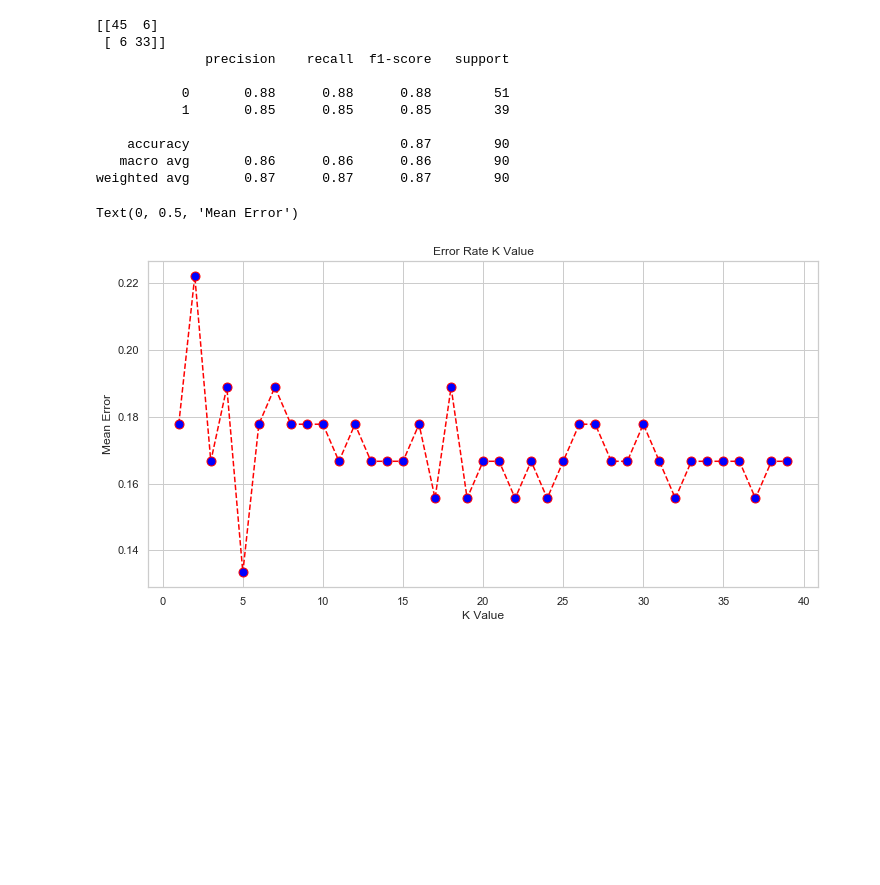
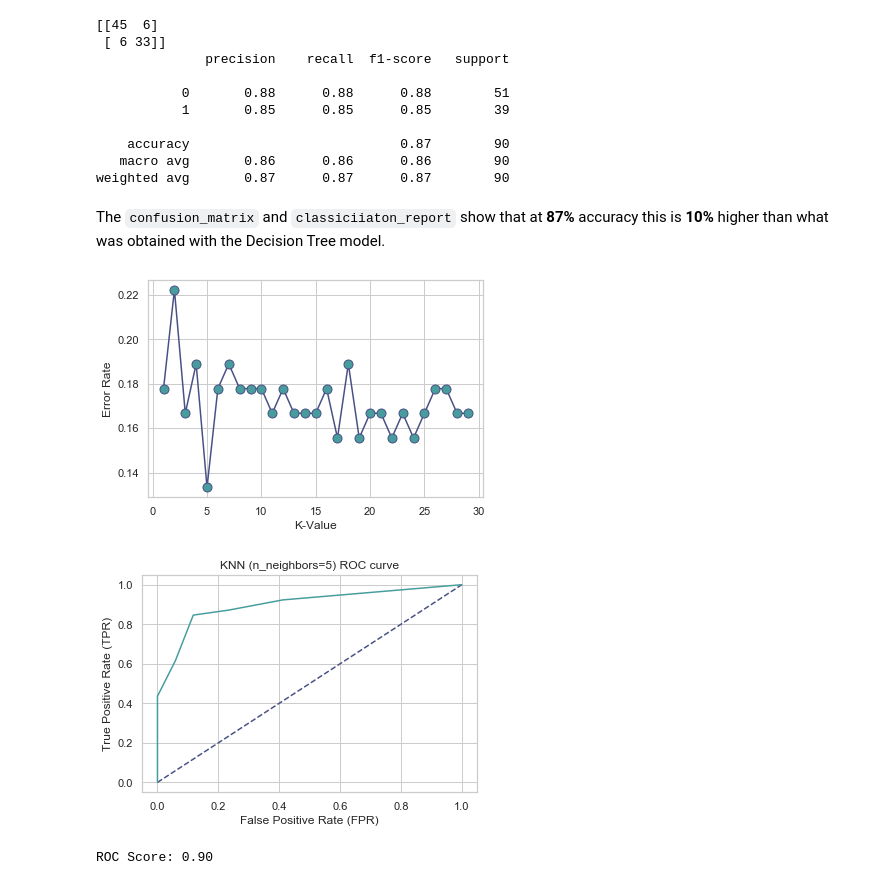
Before and after one commit to dreblock87/heart-disease-prediction, a Jupyter notebook: HeartDisease.ipynb, the cells around one changed output. Drawn from its saved outputs; the diff is of its cells as text; code cells hidden in the pictures; blank space fills up the shorter version.

```diff
--- a/HeartDisease.ipynb
+++ b/HeartDisease.ipynb
@@ -430,22 +433,21 @@ print(classification_report(y_test, y_pred_3))
     accuracy                           0.87        90
    macro avg       0.86      0.86      0.86        90
 weighted avg       0.87      0.87      0.87        90
+# %% [markdown]
+The `confusion_matrix` and `classiciiaton_report` show that at **87%** accuracy this is **10%** higher than what was obtained with the Decision Tree model.
 # %%
-error = []
+kerror = []
 
-# Calculating error for K values between 1 and 40
-for i in range(1, 40):
+# Error calculation for for K values between 1 and 30
+for i in range(1,30):
     knn = KNeighborsClassifier(n_neighbors=i)
     knn.fit(X_train, y_train)
     pred_i = knn.predict(X_test)
-    error.append(np.mean(pred_i != y_test))
+    kerror.append(np.mean(pred_i != y_test))
 # %%
-plt.figure(figsize=(12, 6))
-plt.plot(range(1, 40), error, color='red', linestyle='dashed', marker='o',
-         markerfacecolor='blue', markersize=9)
-plt.title('Error Rate K Value')
-plt.xlabel('K Value')
-plt.ylabel('Mean Error')
+plt.plot(range(1,30), kerror, color='#495084', marker='o', markerfacecolor='#479D9E', markersize=9)
+plt.xlabel('K-Value')
+plt.ylabel('Error Rate')
+plt.show()
 # %% [output]
-Text(0, 0.5, 'Mean Error')
-[figure, old version]
+[figure, new version]
@@ -451,0 +459,16 @@ Text(0, 0.5, 'Mean Error')
+# %%
+plt.plot([0,1],[0,1], color='#495084', linestyle='--')
+plt.plot(fpr,tpr, label='Knn', color='#479D9E')
+plt.xlabel('False Positive Rate (FPR)')
+plt.ylabel('True Positive Rate (TPR)')
+plt.title('KNN (n_neighbors=5) ROC curve')
+plt.show()
+# %% [output]
+[figure, added]
+# %%
+#Area under ROC curve
+from sklearn.metrics import roc_auc_score
+roc = roc_auc_score(y_test,y_pred_proba)
+print('ROC Score: {:.2f}'.format(roc))
+# %% [output]
+ROC Score: 0.90
```
Also changed, not shown: parts of 23 cells of this notebook.
